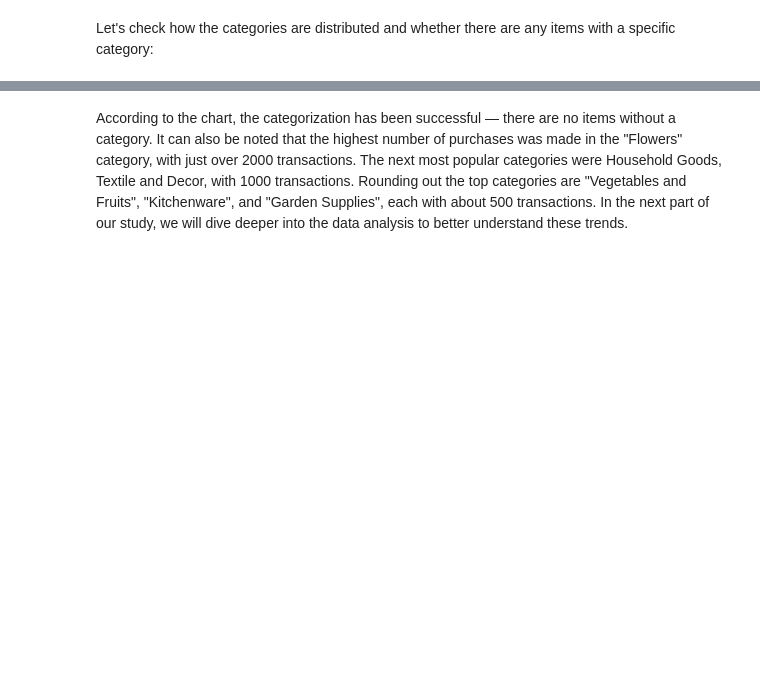
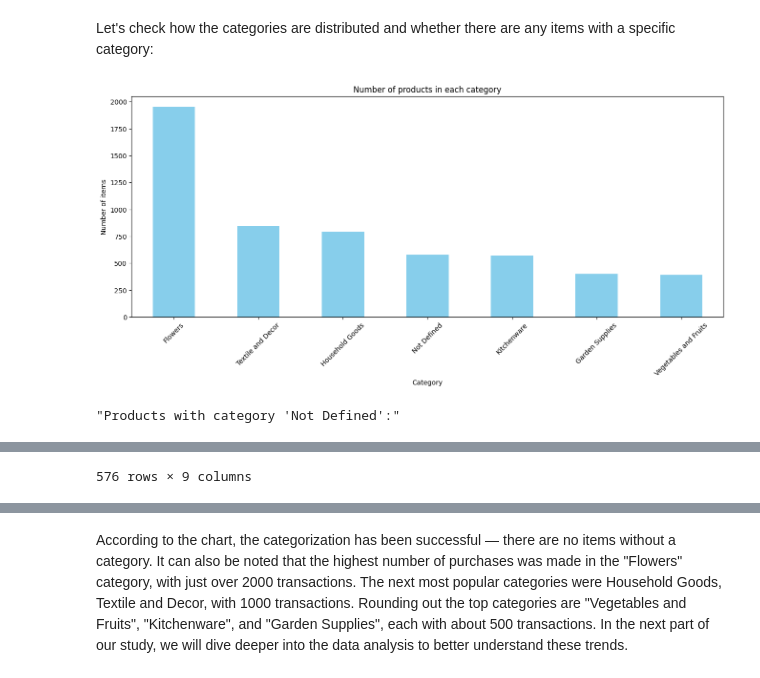
Before and after one commit to artvanila/data_projects, a Jupyter notebook: Customer Segmentation and Consumption Profiles in E-Commerce.ipynb, the cells around one changed output, grey strips where cells are left out. Drawn from its saved outputs; the diff is of its cells as text; code cells hidden in the pictures; blank space fills up the shorter version.

```diff
--- a/Customer Segmentation and Consumption Profiles in E-Commerce.ipynb
+++ b/Customer Segmentation and Consumption Profiles in E-Commerce.ipynb
@@ -436,2 +409,0 @@ def preprocess_text(data, stopwords=stopwords.words("russian")):
-# %%
-df['product'] = df['product'].apply(preprocess_text)
@@ -485,5 +410,3 @@ def lemmatization_text(data, morph):
-# %%
-df['product'] = df['product'].apply(lambda x: lemmatization_text(x, morph))
 # %% [markdown]
 After analyzing the cleaned product names, we can identify 6 categories:
 
@@ -497,7 +420,7 @@ After analyzing the cleaned product names, we can identify 6 categories:
 For each category, we will select key words, based on which each item will be categorized:
 # %%
 categories = {
-    'Цветы': [
+    'Flowers': [
         'радермахер', 'хризолидокарпус лутесценс', 'циперус зумул', 'шеффлера лузеана', 'хлорофитум',
         'цикламен', 'глоксиния', 'азалия индик биколор', 'гортензия микс', 'хризантема космо микс',
         'мирт', 'бегония', 'адиантум лиза', 'каланхий каландив', 'антуриум', 'фиалка', 'гербер',
@@ -554,14 +477,14 @@ categories = {
         'полка берлин чрный', 'кореопсис золотой маяк', 'полка лондон', 'гиностемма укоренить черенок', 'молодило', 'круглый',
         'энотера миссурийский золотой', 'иссоп лекарственный', 'базилик овощной пурпурный звезда штука среднеспелый', 'базилик овощной тонус штука среднеспелый', 'азалия индик', 'базилик овощной тонус штука среднеспелый'
     ],
-    'Овощи и фрукты': [
+    'Vegetables and Fruits': [
         'дыня', 'огурец', 'морковь', 'картофель', 'кабачок', 'баклажан', 'клубника',
         'капуста', 'укроп', 'арбуз', 'томат', 'петрушка', 'сельдерей', 'горох', 'земляника',
         'патиссон диск раннеспелый', 'патиссон оранжевый', 'салат рукол дикий', 'салат рукол сицилия',
         'тыква крупноплодный лечебный', 'порей победитель', 'импатиенс гвинея микс', 'вигна',
         'порей победитель', 'тыква', 'томат', 'патиссон', 'порей', 'морковь', 'баклажан'
     ],
-    'Садовые принадлежности': [
+    'Garden Supplies': [
         'сад', 'хранение', 'уборка', 'садовые принадлежности', 'секатор', 'лопата', 'грабли',
         'опрыскиватель', 'рассада', 'почва', 'мульча', 'удобрение', 'практичный', 'долговечный',
         'удобный', 'эффективный', 'сверлофреза', 'плечики', 'гаражный', 'крепёж', 'пружина',
@@ -584,7 +507,7 @@ categories = {
         'удобрение', 'лопата', 'удобрение', 'удобрение', 'удобрение', 'лопата',
         'удобрение', 'удобрение', 'удобрение', 'удобрение', 'лопата', 'удобрение'
     ],
-    'Текстиль и декор': [
+    'Textile and Decor': [
         'коврик', 'скатерть', 'плед', 'текстиль', 'хлопок', 'покрывало',
         'наволочка', 'шторы', 'декор', 'уют', 'мягкий', 'стеганый',
         'стильный', 'рисунок', 'красивый', 'оригинальный', 'ковровый', 'штора',
@@ -598,7 +521,7 @@ categories = {
         'моделирование', 'декоративный', 'праздничный', 'стильный',
         'искусственные фрукты', 'искусственные овощи'
     ],
-    'Хозяйственные товары': [
+    'Household Goods': [
         'сумка', 'тележка', 'мусор', 'контейнер', 'корзина', 'организация',
         'хранение', 'упаковка', 'ведро', 'многофункциональный',
         'удобный', 'практичный', 'уход', 'чистота', 'стильный', 'эффективный',
@@ -616,7 +539,7 @@ categories = {
         'сверло','универсальный','ковш','лоток','лантан','шнур','батарейка','обувь','решётка',
         'кипятильник'
     ],
-    'Кухонная утварь': [
+    'Kitchenware': [
         'кухонный', 'столовый', 'сталь', 'посуда', 'кухонные принадлежности',
         'кастрюли', 'сковородки', 'столовые приборы', 'сервировка',
         'утварь', 'принадлежности', 'аксессуары', 'гаджеты', 'дизайн',
@@ -647,7 +570,7 @@ def assign_category(description):
     for category, keywords in categories.items():
         if any(keyword in description for keyword in keywords):
             return category
-    return 'Не определено'
+    return 'Not Defined'
 # %%
 df['category'] = df['product'].apply(assign_category)
 # %% [markdown]
@@ -655,14 +578,17 @@ Let's check how the categories are distributed and whether there are any items w
 # %%
 category_counts = df['category'].value_counts()
 
 plt.figure(figsize=(16, 6))
 category_counts.plot(kind='bar', color='skyblue')
-plt.title('Количество товаров в каждой категории')
-plt.xlabel('Категория')
-plt.ylabel('Количество наименований')
+plt.title('Number of products in each category')
+plt.xlabel('Category')
+plt.ylabel('Number of items')
 plt.xticks(rotation=45)
 plt.show()
 
-uncategorized_items = df[df['category'] == 'Не определено']
-display("Товары с категорией 'Не определено':")
+uncategorized_items = df[df['category'] == 'Not Defined']
+display("Products with category 'Not Defined':")
 display(uncategorized_items)
+# %% [output]
+[figure, added]
+"Products with category 'Not Defined':"
@@ -669,2 +607,3 @@ display(uncategorized_items)
+576 rows × 9 columns
 # %%
 uncategorized_items['product'].tolist()
```
Also changed, not shown: parts of 14 cells of this notebook.
